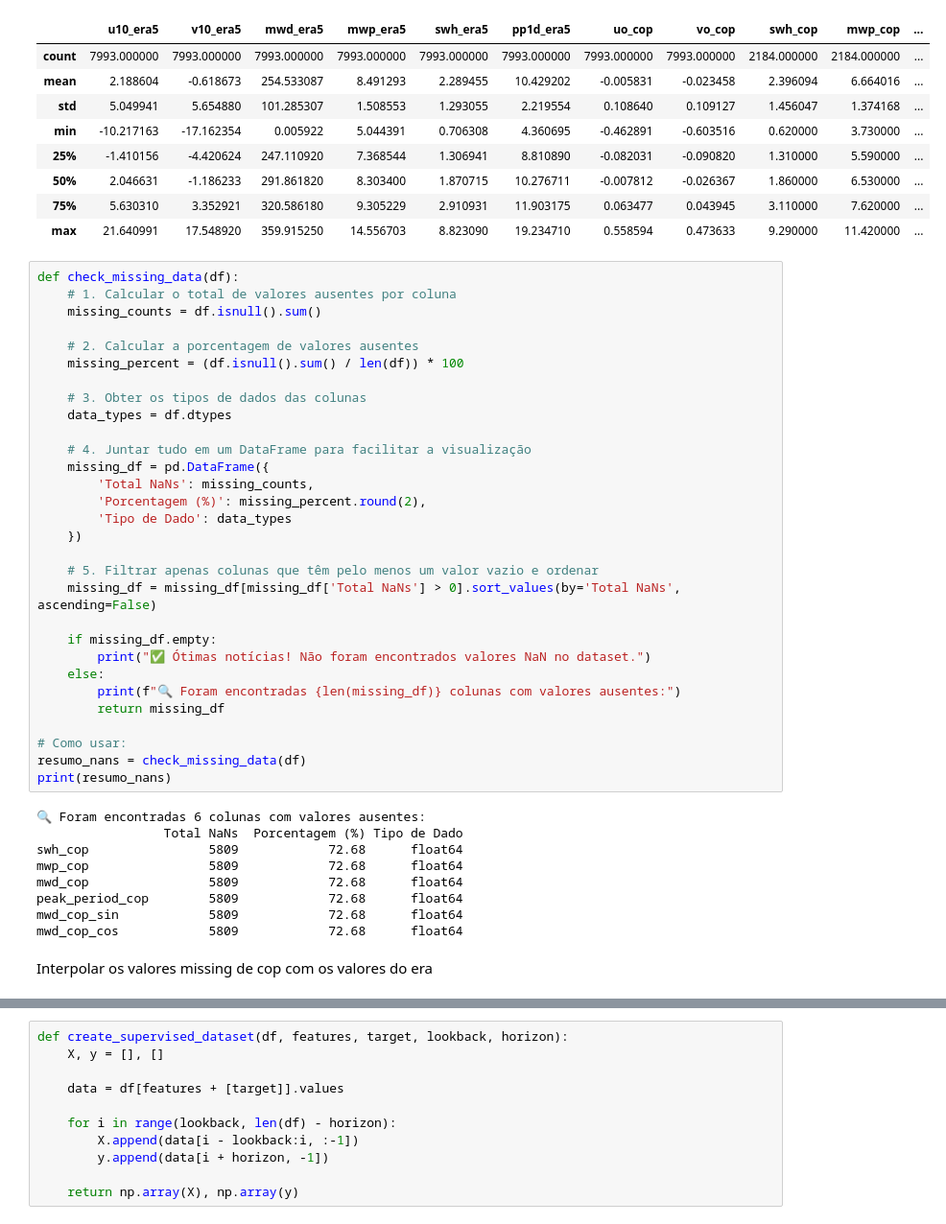
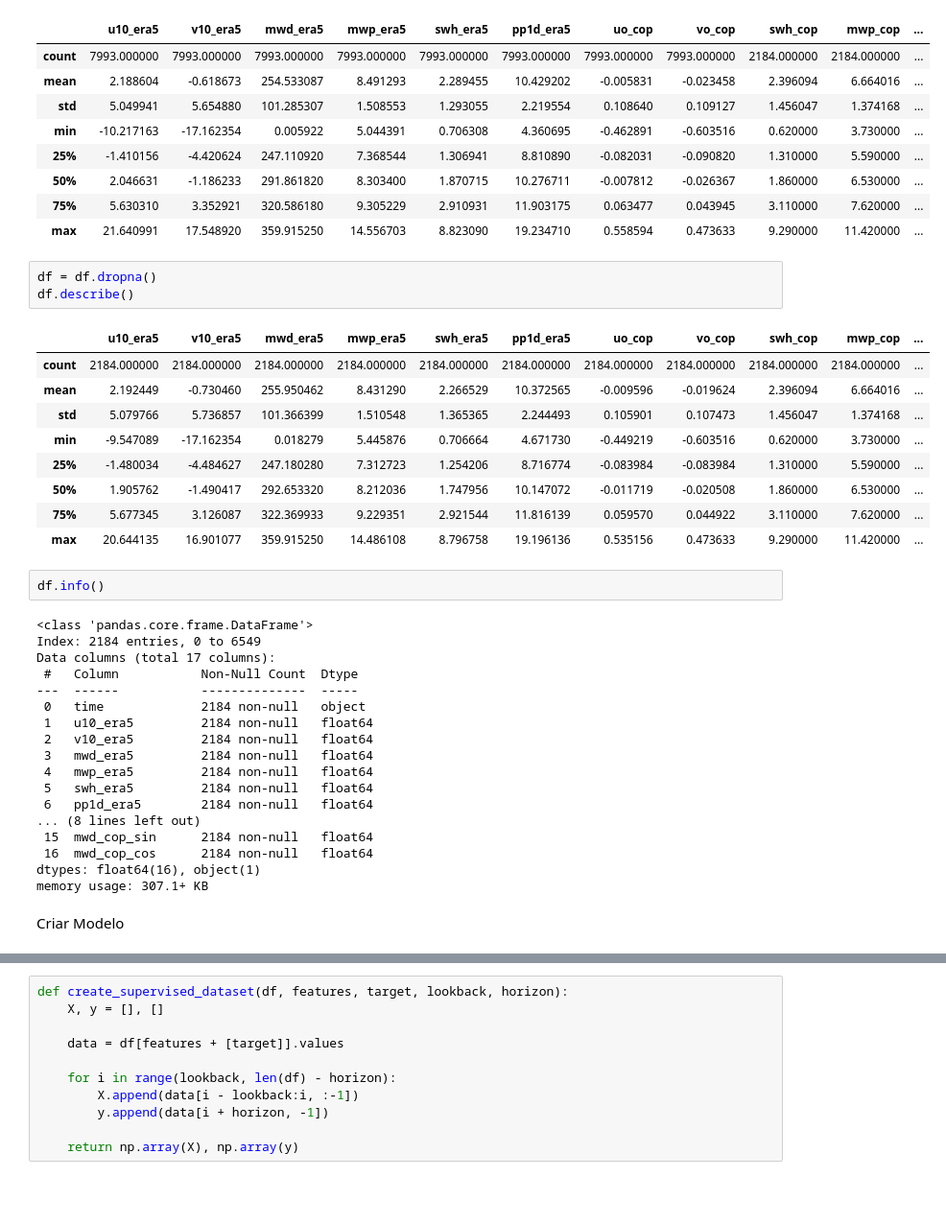
Before and after one commit to margaridanferreira/LAB, a Jupyter notebook: Project/NN_ERA_COP.ipynb, the cells around one changed output, grey strips where cells are left out. Shown at 96% size. Saved outputs shown, nothing was run; the diff lists cells and outputs as text; blank space fills up the shorter version.

```diff
--- a/Project/NN_ERA_COP.ipynb
+++ b/Project/NN_ERA_COP.ipynb
@@ -29,43 +29,37 @@ df.describe()
 | 75% | 5.630310 | 3.352921 | 320.586180 | 9.305229 | 2.910931 | 11.903175 | 0.063477 | 0.043945 | 3.110000 | 7.620000 | ... |
 | max | 21.640991 | 17.548920 | 359.915250 | 14.556703 | 8.823090 | 19.234710 | 0.558594 | 0.473633 | 9.290000 | 11.420000 | ... |
 # %%
-def check_missing_data(df):
-    # 1. Calcular o total de valores ausentes por coluna
-    missing_counts = df.isnull().sum()
-
-    # 2. Calcular a porcentagem de valores ausentes
-    missing_percent = (df.isnull().sum() / len(df)) * 100
-
-    # 3. Obter os tipos de dados das colunas
-    data_types = df.dtypes
-
-    # 4. Juntar tudo em um DataFrame para facilitar a visualização
-    missing_df = pd.DataFrame({
-        'Total NaNs': missing_counts,
-        'Porcentagem (%)': missing_percent.round(2),
-        'Tipo de Dado': data_types
-    })
-
-    # 5. Filtrar apenas colunas que têm pelo menos um valor vazio e ordenar
-    missing_df = missing_df[missing_df['Total NaNs'] > 0].sort_values(by='Total NaNs', ascending=False)
-
-    if missing_df.empty:
-        print("✅ Ótimas notícias! Não foram encontrados valores NaN no dataset.")
-    else:
-        print(f"🔍 Foram encontradas {len(missing_df)} colunas com valores ausentes:")
-        return missing_df
-
-# Como usar:
-resumo_nans = check_missing_data(df)
-print(resumo_nans)
+df = df.dropna()
+df.describe()
 # %% [output]
-🔍 Foram encontradas 6 colunas com valores ausentes:
-                 Total NaNs  Porcentagem (%) Tipo de Dado
-swh_cop                5809            72.68      float64
-mwp_cop                5809            72.68      float64
-mwd_cop                5809            72.68      float64
-peak_period_cop        5809            72.68      float64
-mwd_cop_sin            5809            72.68      float64
-mwd_cop_cos            5809            72.68      float64
+|  | u10_era5 | v10_era5 | mwd_era5 | mwp_era5 | swh_era5 | pp1d_era5 | uo_cop | vo_cop | swh_cop | mwp_cop | ... |
+| count | 2184.000000 | 2184.000000 | 2184.000000 | 2184.000000 | 2184.000000 | 2184.000000 | 2184.000000 | 2184.000000 | 2184.000000 | 2184.000000 | ... |
+| mean | 2.192449 | -0.730460 | 255.950462 | 8.431290 | 2.266529 | 10.372565 | -0.009596 | -0.019624 | 2.396094 | 6.664016 | ... |
+| std | 5.079766 | 5.736857 | 101.366399 | 1.510548 | 1.365365 | 2.244493 | 0.105901 | 0.107473 | 1.456047 | 1.374168 | ... |
+| min | -9.547089 | -17.162354 | 0.018279 | 5.445876 | 0.706664 | 4.671730 | -0.449219 | -0.603516 | 0.620000 | 3.730000 | ... |
+| 25% | -1.480034 | -4.484627 | 247.180280 | 7.312723 | 1.254206 | 8.716774 | -0.083984 | -0.083984 | 1.310000 | 5.590000 | ... |
+| 50% | 1.905762 | -1.490417 | 292.653320 | 8.212036 | 1.747956 | 10.147072 | -0.011719 | -0.020508 | 1.860000 | 6.530000 | ... |
+| 75% | 5.677345 | 3.126087 | 322.369933 | 9.229351 | 2.921544 | 11.816139 | 0.059570 | 0.044922 | 3.110000 | 7.620000 | ... |
+| max | 20.644135 | 16.901077 | 359.915250 | 14.486108 | 8.796758 | 19.196136 | 0.535156 | 0.473633 | 9.290000 | 11.420000 | ... |
+# %%
+df.info()
+# %% [output]
+<class 'pandas.core.frame.DataFrame'>
+Index: 2184 entries, 0 to 6549
+Data columns (total 17 columns):
+ #   Column           Non-Null Count  Dtype
+---  ------           --------------  -----
+ 0   time             2184 non-null   object
+ 1   u10_era5         2184 non-null   float64
+ 2   v10_era5         2184 non-null   float64
+ 3   mwd_era5         2184 non-null   float64
+ 4   mwp_era5         2184 non-null   float64
+ 5   swh_era5         2184 non-null   float64
+ 6   pp1d_era5        2184 non-null   float64
+... (8 lines left out)
+ 15  mwd_cop_sin      2184 non-null   float64
+ 16  mwd_cop_cos      2184 non-null   float64
+dtypes: float64(16), object(1)
+memory usage: 307.1+ KB
 # %% [markdown]
-Interpolar os valores missing de cop com os valores do era
+Criar Modelo
```
Also changed, not shown: parts of 26 cells of this notebook, 2 other files.
